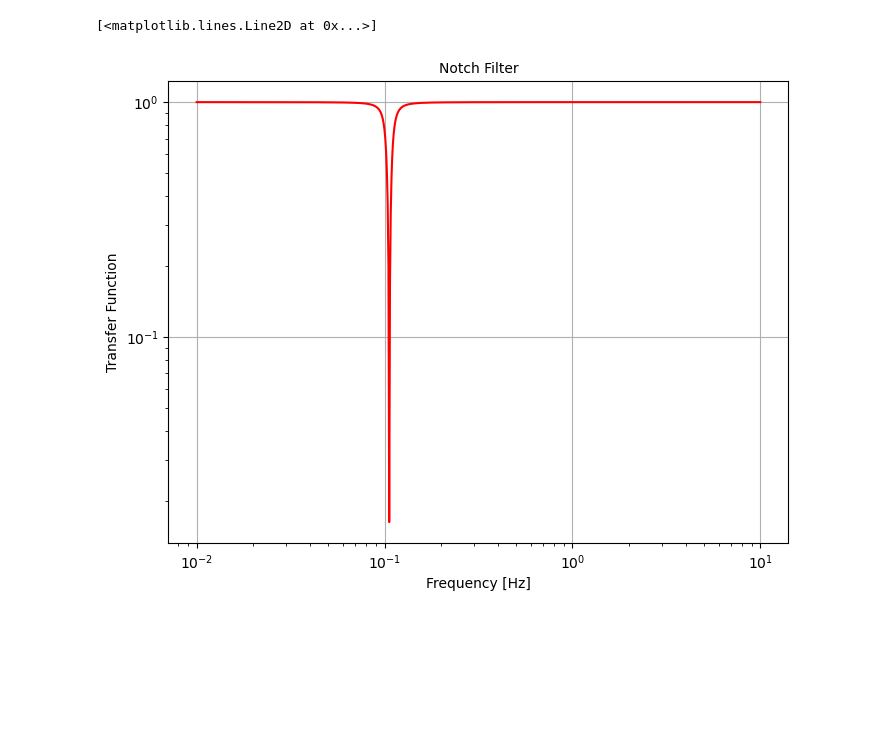
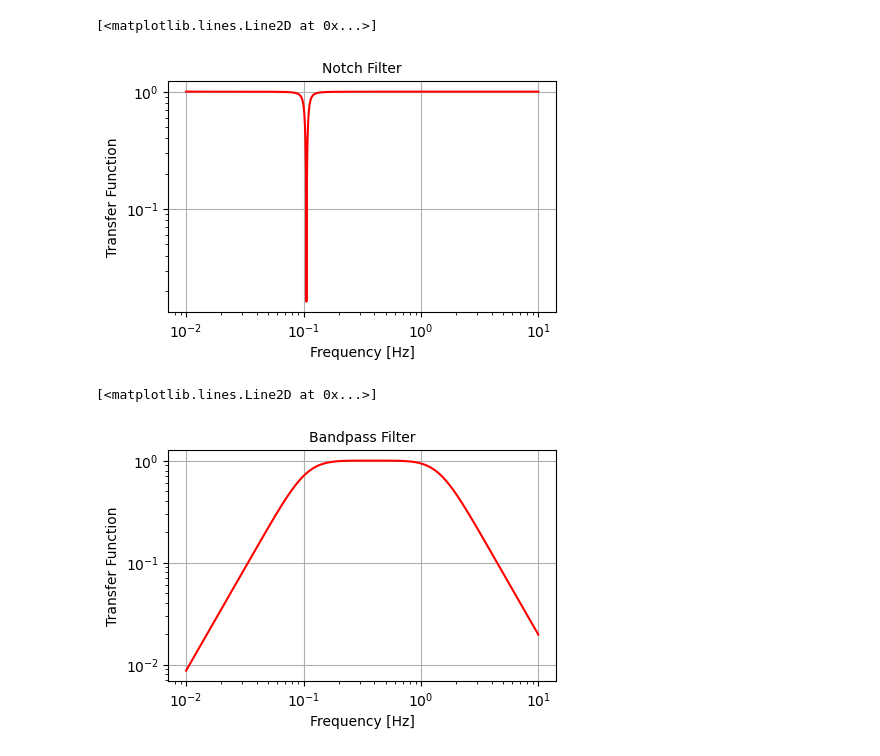
Before and after one commit to Sara-a-r/SAcharacterization, a Jupyter notebook: code/SRmodel/filter_examples.ipynb, the cells around one changed output. Cells and saved outputs as stored; diff of their text form; code cells hidden in the pictures; blank space fills up the shorter version.

```diff
--- a/code/SRmodel/filter_examples.ipynb
+++ b/code/SRmodel/filter_examples.ipynb
@@ -5,29 +5,50 @@ import matplotlib.pyplot as plt
 # %%
 f = np.linspace(1e-2, 1e1, 10000)
 
 # Create/view notch filter
 samp_freq = 1000  # Sample frequency (Hz)
 notch_freq = 0.106  # Frequency to be removed from signal (Hz)
 quality_factor = 10.0  # Quality factor
 
 # Design a notch filter using signal.iirnotch
 b_notch, a_notch = signal.iirnotch(notch_freq, quality_factor, samp_freq)
 
 # Compute magnitude response of the designed filter
 freq, h = signal.freqz(b_notch, a_notch, worN=np.linspace(1e-2, 1e1, 10000), fs=1000)
 
 # Plot magnitude response of the filter
-fig = plt.figure(figsize=(8, 6))
+fig = plt.figure(figsize=(5, 3))
 
 plt.xlabel('Frequency [Hz]', fontsize=10)
 plt.ylabel('Transfer Function', fontsize=10)
 plt.title('Notch Filter', fontsize=10)
 plt.xscale('log')
 plt.yscale('log')
 plt.grid()
 
 plt.plot(f, abs(h),
-         'r', label='Bandpass filter', linewidth='1.5')
+         'r', label='Notch filter', linewidth='1.5')
 # %% [output]
 [<matplotlib.lines.Line2D at 0x...>]
-[figure, old version]
+[figure, new version]
+# %%
+
+b, a = signal.iirfilter(N=2, Wn=[0.1, 1.5], btype='bandpass', analog=False, ftype='butter', fs=1000)
+#b, a = signal.butter(N=2, Wn=[0.1,1.5], btype='bandpass', analog=False, output='ba', fs=1000)
+w, h = signal.freqz(b, a, worN=np.linspace(1e-2, 1e1, 10000), fs=1000)
+
+# Plot magnitude response of the filter
+fig = plt.figure(figsize=(5, 3))
+
+plt.xlabel('Frequency [Hz]', fontsize=10)
+plt.ylabel('Transfer Function', fontsize=10)
+plt.title('Bandpass Filter', fontsize=10)
+plt.xscale('log')
+plt.yscale('log')
+plt.grid()
+
+plt.plot(f, abs(h),
+         'r', label='Bandpass filter', linewidth='1.5')
+# %% [output]
+[<matplotlib.lines.Line2D at 0x...>]
+[figure, added]
```
Also changed, not shown: 1 other file.
